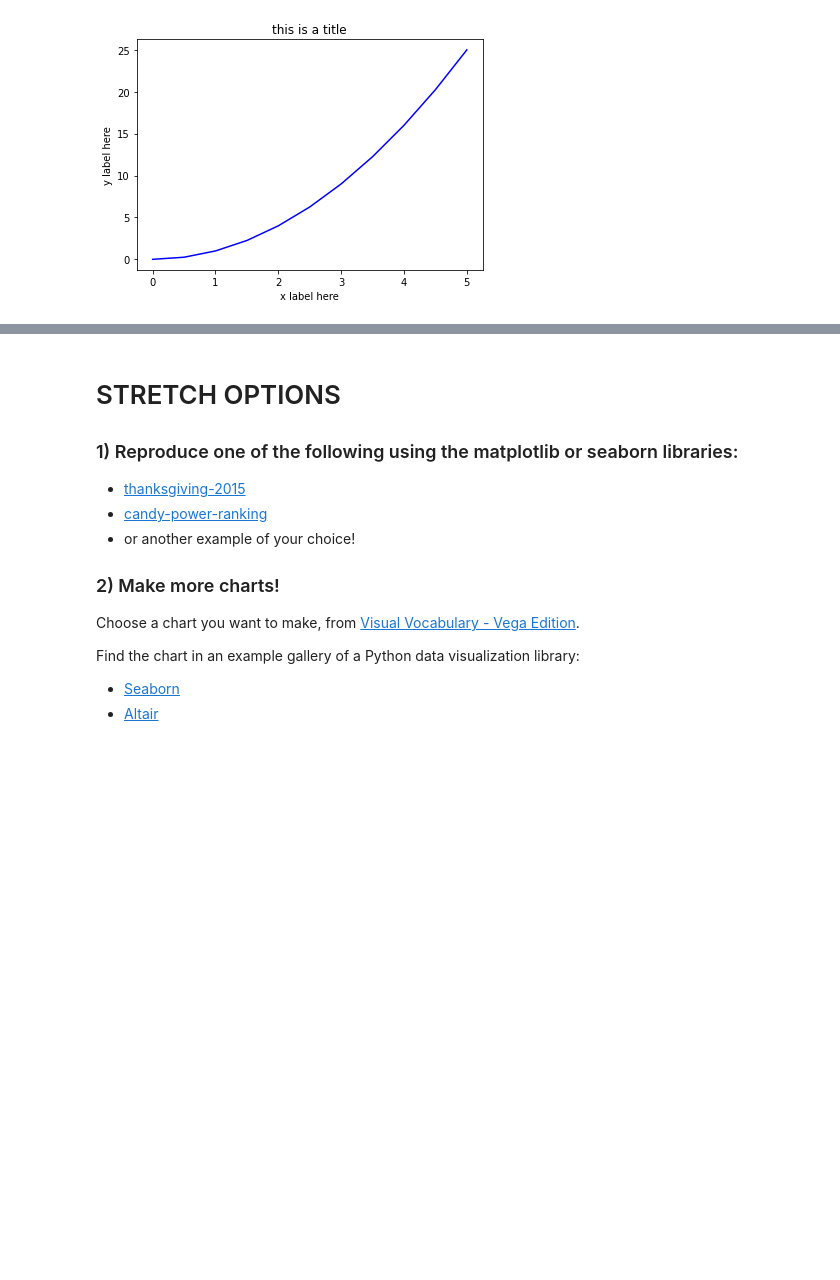
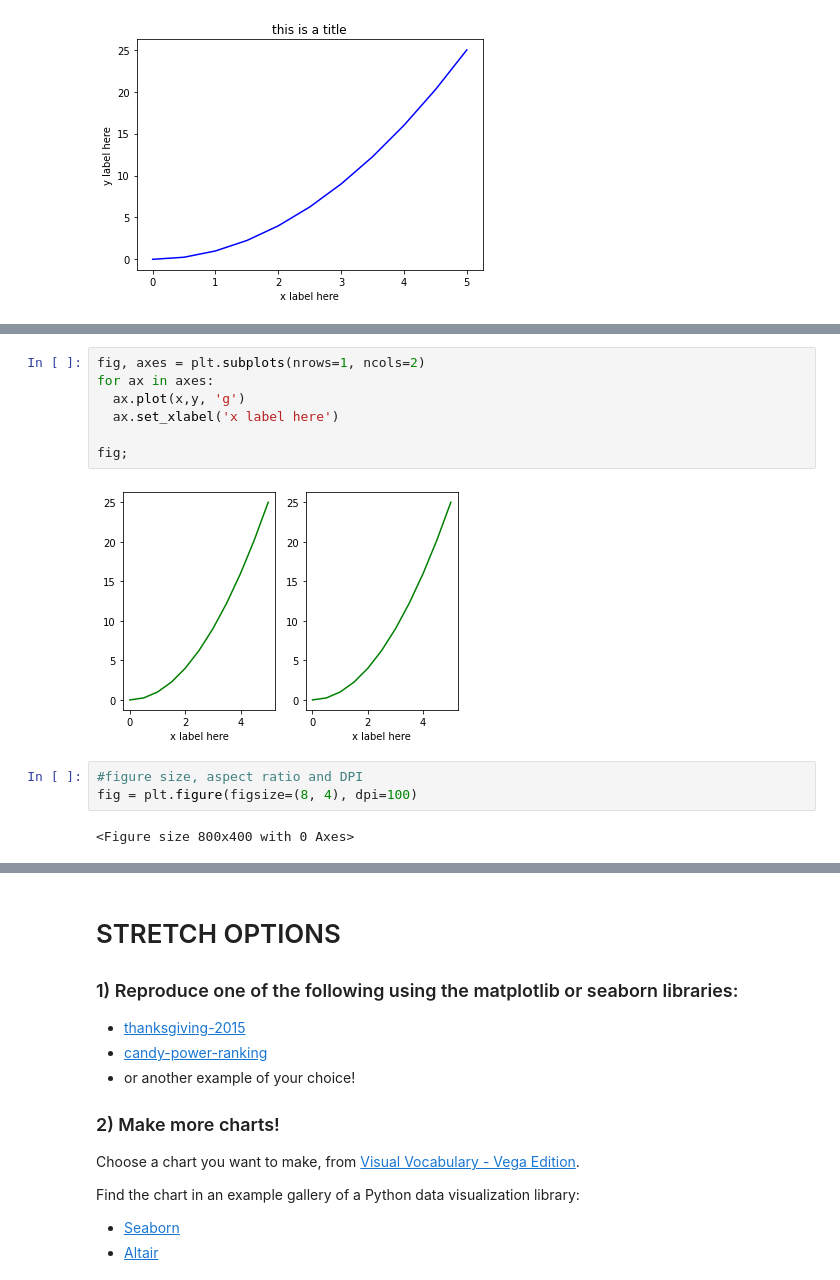
Before and after one commit to marianvinas/DS-Unit-1-Sprint-1-Data-Wrangling-and-Storytelling-1, a Jupyter notebook: module4-make-explanatory-visualizations/LS_DS_114_Make_Explanatory_Visualizations_Assignment.ipynb, the cells around one changed output, grey strips where cells are left out. Drawn from its saved outputs; the diff is of its cells as text; blank space fills up the shorter version.

```diff
--- a/module4-make-explanatory-visualizations/LS_DS_114_Make_Explanatory_Visualizations_Assignment.ipynb
+++ b/module4-make-explanatory-visualizations/LS_DS_114_Make_Explanatory_Visualizations_Assignment.ipynb
@@ -415,0 +427,14 @@ plt.show()
+# %%
+fig, axes = plt.subplots(nrows=1, ncols=2)
+for ax in axes:
+  ax.plot(x,y, 'g')
+  ax.set_xlabel('x label here')
+
+fig;
+# %% [output]
+[figure, added]
+# %%
+#figure size, aspect ratio and DPI
+fig = plt.figure(figsize=(8, 4), dpi=100)
+# %% [output]
+<Figure size 800x400 with 0 Axes>
```
Also changed, not shown: parts of 13 cells of this notebook.
